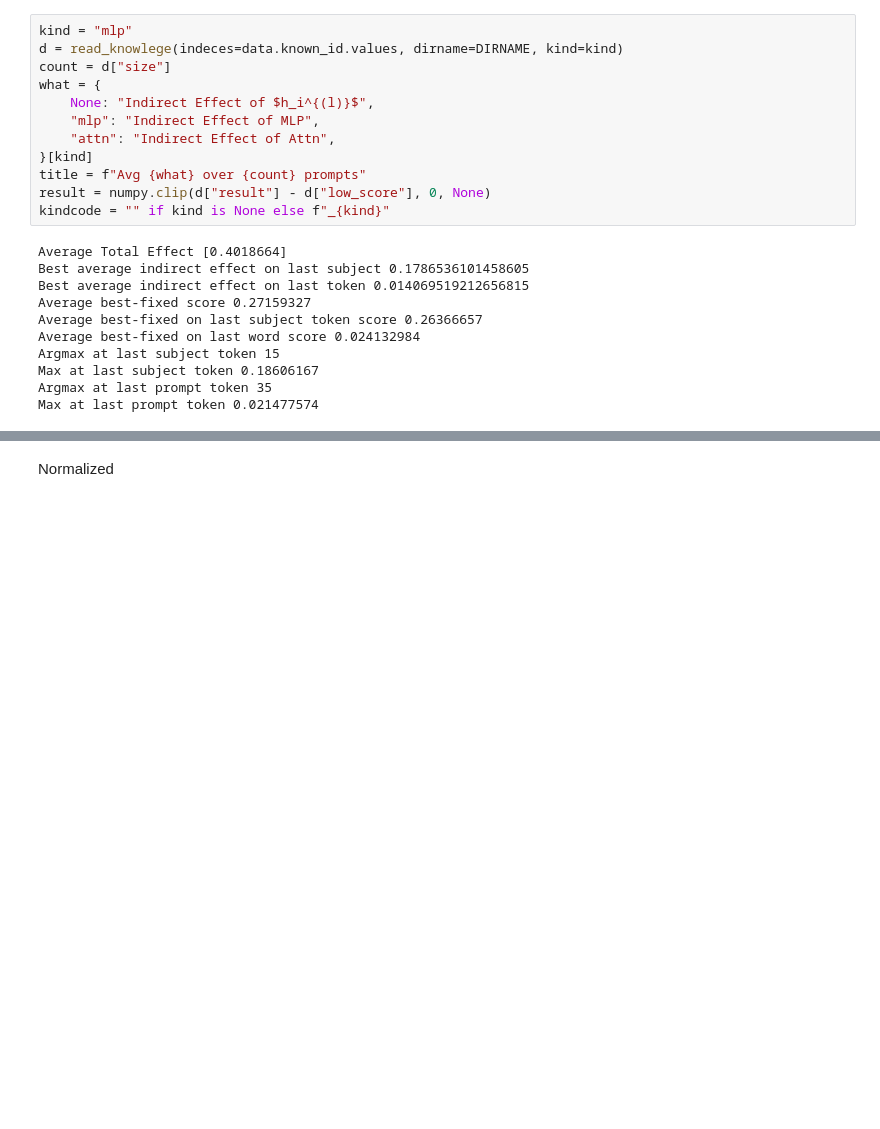
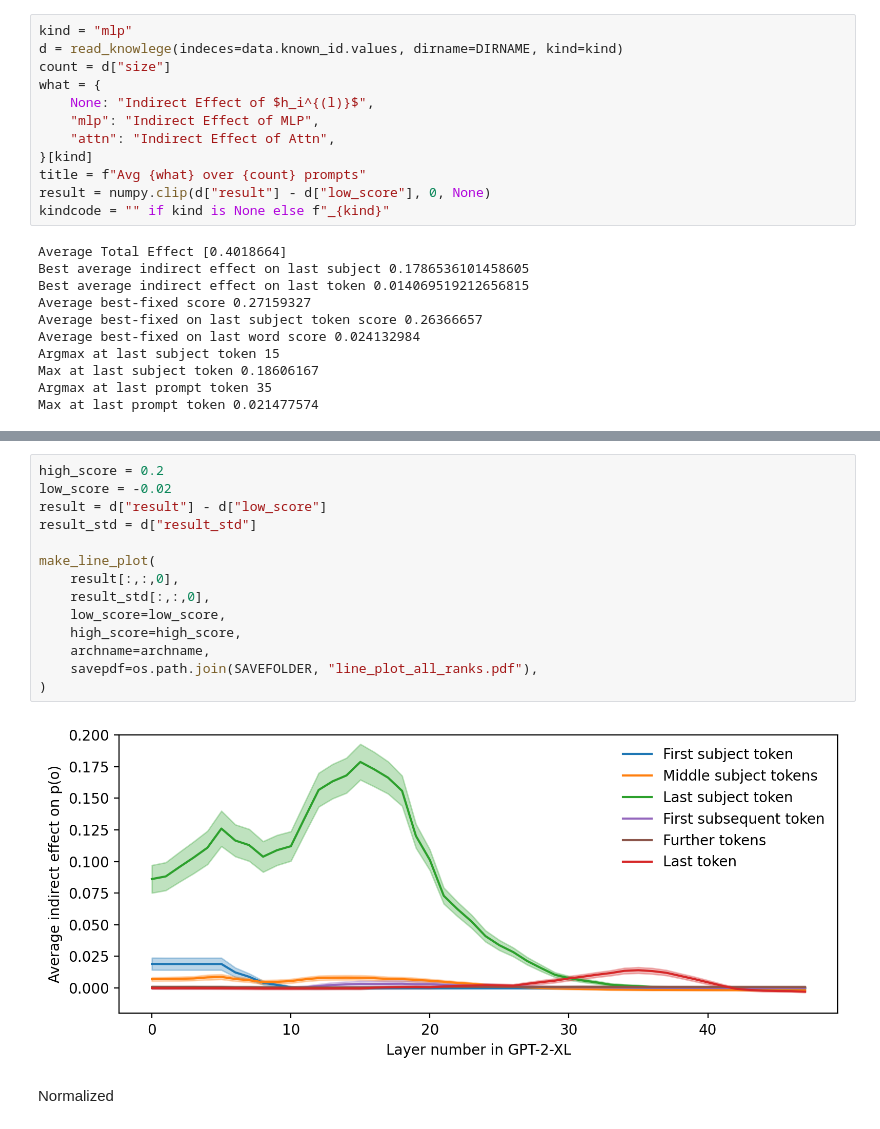
Before and after one commit to dsaynova/rome, a Jupyter notebook: pararel/eval_on_fact_recall_set/average_causal_effects.ipynb, the cells around one changed output, grey strips where cells are left out. Saved outputs shown, nothing was run; the diff lists cells and outputs as text; blank space fills up the shorter version.

```diff
--- a/pararel/eval_on_fact_recall_set/average_causal_effects.ipynb
+++ b/pararel/eval_on_fact_recall_set/average_causal_effects.ipynb
@@ -248,4 +285,20 @@ plot_array(
 [figure]
+# %%
+high_score = 0.2
+low_score = -0.02
+result = d["result"] - d["low_score"]
+result_std = d["result_std"]
+
+make_line_plot(
+    result[:,:,0],
+    result_std[:,:,0],
+    low_score=low_score,
+    high_score=high_score,
+    archname=archname,
+    savepdf=os.path.join(SAVEFOLDER, "line_plot_all_ranks.pdf"),
+)
+# %% [output]
+[figure, added]
 # %% [markdown]
 Normalized
 # %%
```
Also changed, not shown: parts of 32 cells of this notebook, 4 other files.
